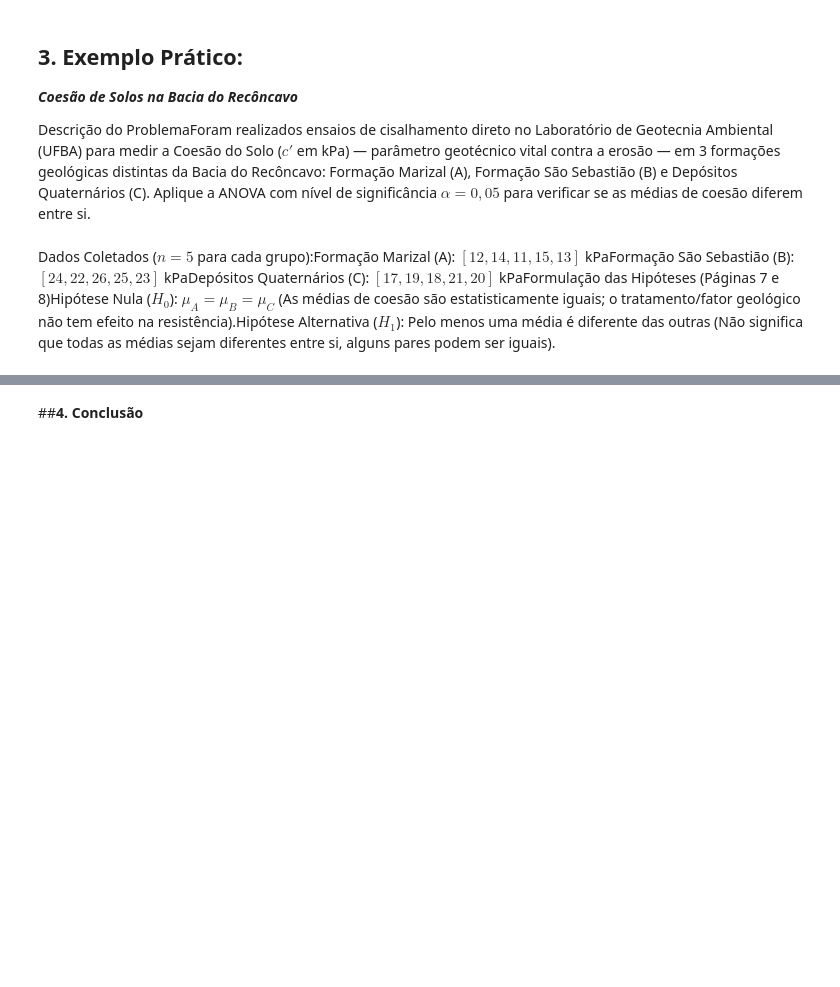
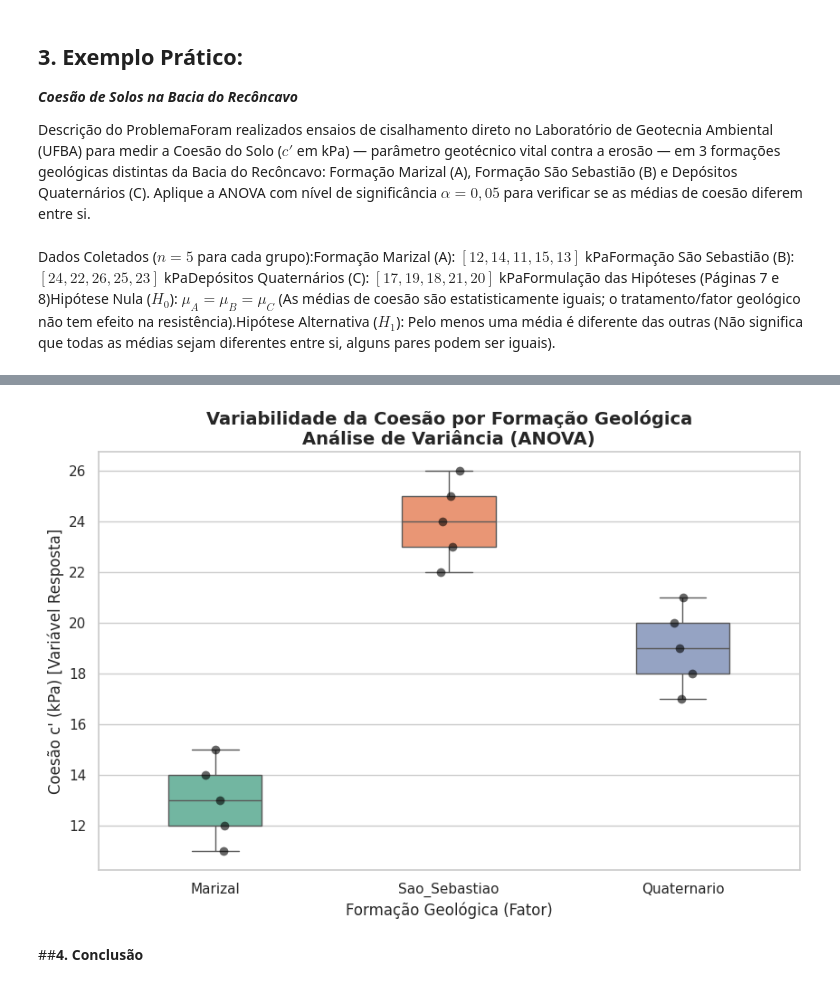
Before and after one commit to Gervasio2026/PPEC0039, a Jupyter notebook: A_03_Amostragem_e_Análise_de_Variância_(ANOVA)_Aplicadas_à_Geotecnia.ipynb, the cells around one changed output, grey strips where cells are left out. Drawn from its saved outputs; the diff is of its cells as text; code cells hidden in the pictures; blank space fills up the shorter version.

```diff
--- a/A_03_Amostragem_e_Análise_de_Variância_(ANOVA)_Aplicadas_à_Geotecnia.ipynb
+++ b/A_03_Amostragem_e_Análise_de_Variância_(ANOVA)_Aplicadas_à_Geotecnia.ipynb
@@ -39,53 +39,65 @@ Descrição do ProblemaForam realizados ensaios de cisalhamento direto no Labora
 # %% [markdown]
 Dados Coletados ($n = 5$ para cada grupo):Formação Marizal (A): $[12, 14, 11, 15, 13]$ kPaFormação São Sebastião (B): $[24, 22, 26, 25, 23]$ kPaDepósitos Quaternários (C): $[17, 19, 18, 21, 20]$ kPaFormulação das Hipóteses (Páginas 7 e 8)Hipótese Nula ($H_0$): $\mu_A = \mu_B = \mu_C$ (As médias de coesão são estatisticamente iguais; o tratamento/fator geológico não tem efeito na resistência).Hipótese Alternativa ($H_1$): Pelo menos uma média é diferente das outras (Não significa que todas as médias sejam diferentes entre si, alguns pares podem ser iguais).
 # %%
-%%R
+import numpy as np
+import pandas as pd
+import scipy.stats as stats
+import matplotlib.pyplot as plt
+import seaborn as sns
+import statsmodels.api as sm
+from statsmodels.formula.api import ols
+
 # 1. ENTRADA DOS DADOS (Coesão c' em kPa)
-marizal       <- c(12, 14, 11, 15, 13)
-sao_sebastiao <- c(24, 22, 26, 25, 23)
-quaternario   <- c(17, 19, 18, 21, 20)
+marizal       = [12, 14, 11, 15, 13]
+sao_sebastiao = [24, 22, 26, 25, 23]
+quaternario   = [17, 19, 18, 21, 20]
 
 # 2. ESTRUTURAÇÃO DA TABELA (Padrão Tidy Data)
-dados <- data.frame(
-  Coesao = c(marizal, sao_sebastiao, quaternario),
-  Formacao = factor(c(rep("Marizal", 5), rep("São Sebastião", 5), rep("Quaternário", 5)))
-)
+dados = pd.DataFrame({
+    'Coesao': marizal + sao_sebastiao + quaternario,
+    'Formacao': ['Marizal']*5 + ['Sao_Sebastiao']*5 + ['Quaternario']*5
+})
 
-# 3. CÁLCULO DA ANOVA (Baseado no slide compartilhado)
-modelo <- aov(Coesao ~ Formacao, data = dados)
-resultado <- summary(modelo)
+# 3. CÁLCULO DA ANOVA (Baseado no slide compartilhado da UFBA)
+# O modelo linear ajusta a Coesão em função da Formação Geológica
+modelo = ols('Coesao ~ C(Formacao)', data=dados).fit()
+tabela_anova = sm.stats.anova_lm(modelo, typ=1)
 
 # 4. EXIBIÇÃO DOS RESULTADOS NO CONSOLE
-cat("============================================================\n")
-cat("       TABELA ANOVA (DADOS DE COESÃO - RECÔNCAVO)          \n")
-cat("============================================================\n")
-print(resultado)
-cat("============================================================\n")
+print("============================================================")
+print("       TABELA ANOVA (DADOS DE COESÃO - RECÔNCAVO)          ")
+print("============================================================")
+print(tabela_anova)
+print("============================================================")
 
-# Extração automática do p-valor para tomada de decisão
-p_valor <- resultado[[1]]["Formacao", "Pr(>F)"]
-alpha <- 0.05
+# Extração automática do p-valor e da Estatística F para tomada de decisão
+f_calculado = tabela_anova.loc['C(Formacao)', 'F']
+p_valor = tabela_anova.loc['C(Formacao)', 'PR(>F)']
+alpha = 0.05
 
-if (p_valor < alpha) {
-  cat("\n[VEREDITO]: Rejeitamos H0.\n")
-  cat("Conclusão: Existe uma diferença estatisticamente significativa entre as médias.\n")
-  cat("A formação geológica influencia diretamente a coesão do solo.\n")
-} else {
-  cat("\n[VEREDITO]: Não rejeitamos H0.\n")
-  cat("Conclusão: As médias são estatisticamente iguais.\n")
-}
+print(f"\nRazão F Calculada: {f_calculado:.4f}")
+print(f"P-valor obtido: {p_valor:.6f}")
+
+if p_valor < alpha:
+    print("\n[VEREDITO]: Rejeitamos H0.")
+    print("Conclusão: Existe uma diferença estatisticamente significativa entre as médias (p < 0.05).")
+    print("A formação geológica influencia diretamente a coesão do solo contra processos erosivos.")
+else:
+    print("\n[VEREDITO]: Não rejeitamos H0.")
+    print("Conclusão: As médias são estatisticamente iguais. A geologia não influenciou o parâmetro.")
 
 # 5. ILUSTRAÇÃO GRÁFICA (Boxplot + Dispersão dos Pontos Reais)
-library(ggplot2)
-ggplot(dados, aes(x = Formacao, y = Coesao, fill = Formacao)) +
-  geom_boxplot(width = 0.4, alpha = 0.7, color = "#2c3e50", outlier.shape = NA) +
-  geom_jitter(width = 0.05, size = 3, color = "black", alpha = 0.6) +
-  scale_fill_brewer(palette = "Set2") +
-  labs(
-    title = "Variabilidade da Coesão por Formação Geológica",
-    subtitle = "Análise de Variância (ANOVA) - Prática de Laboratório",
-    x = "Formação Geológica (Fator)",
-    y = "Coesão c' (kPa) [Variável Resposta]"
-  ) +
-  theme_minimal(base_size = 14) +
-  theme(plot.title = element_text(face = "bold"), legend.position = "none")
+sns.set_theme(style="whitegrid")
+plt.figure(figsize=(10, 6))
+
+# Gerando o Boxplot didático
+sns.boxplot(x='Formacao', y='Coesao', data=dados, width=0.4, palette="Set2", showfliers=False)
+# Adicionando os pontos reais coletados no laboratório da UFBA
+sns.stripplot(x='Formacao', y='Coesao', data=dados, color='black', size=7, alpha=0.6, jitter=0.05)
+
+plt.title("Variabilidade da Coesão por Formação Geológica\nAnálise de Variância (ANOVA)", fontsize=14, weight='bold')
+plt.xlabel("Formação Geológica (Fator)", fontsize=12)
+plt.ylabel("Coesão c' (kPa) [Variável Resposta]", fontsize=12)
+
+plt.show()
+# %% [output]
@@ -92,3 +121,4 @@ ggplot(dados, aes(x = Formacao, y = Coesao, fill = Formacao)) +
+[figure, added]
 # %% [markdown]
 ##**4. Conclusão**
 # %% [markdown]
```
Also changed, not shown: parts of 1 cell of this notebook.
